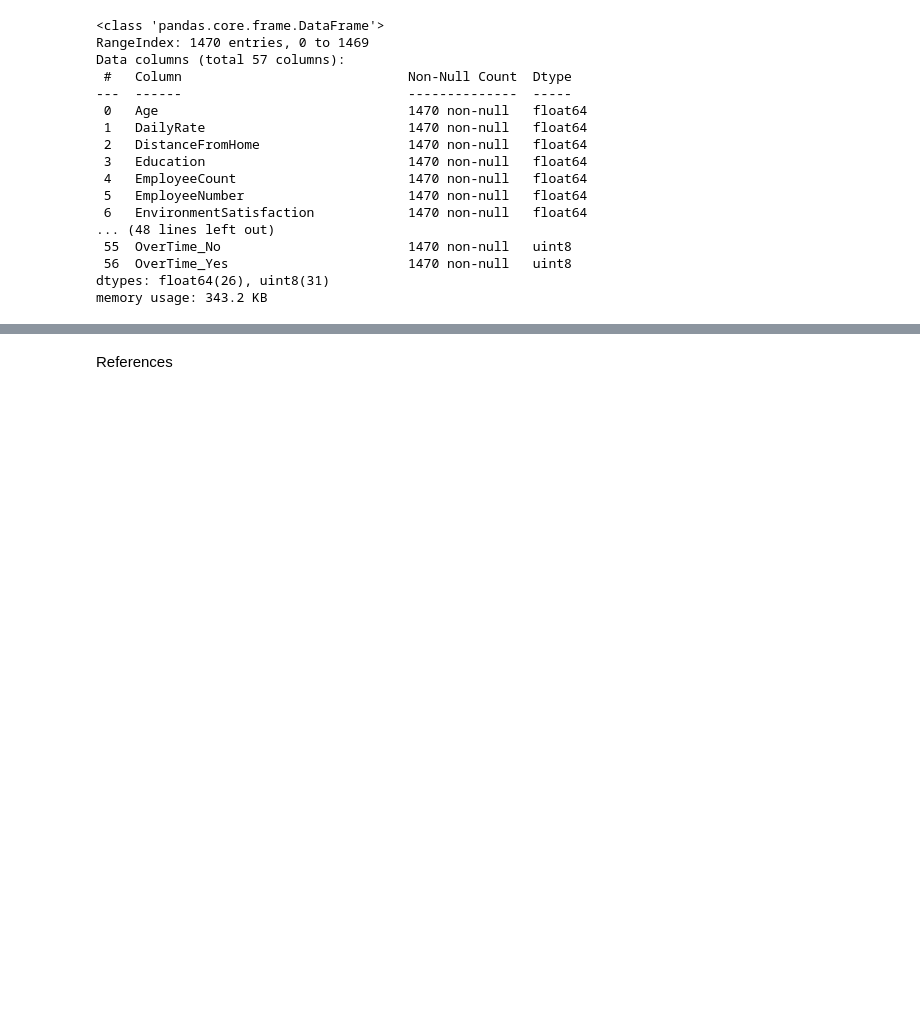
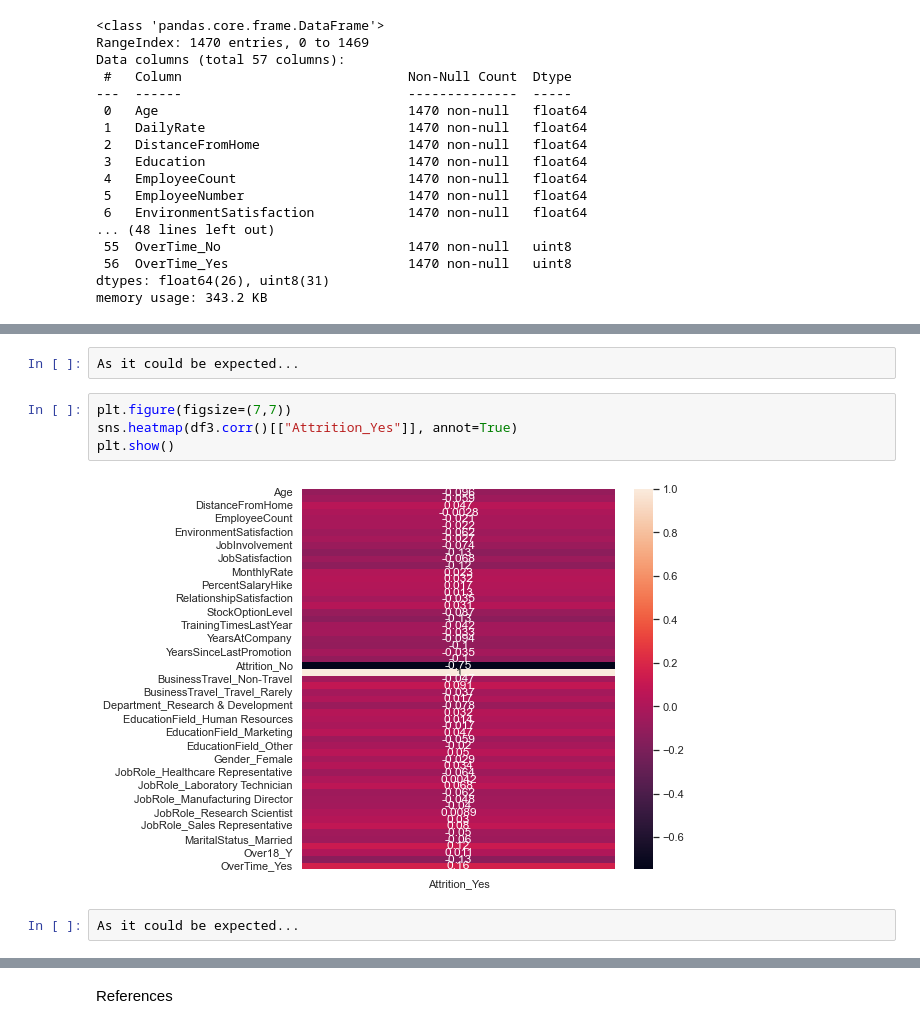
Before and after one commit to EduardoJMatosRomero/MLDPSTCA2, a Jupyter notebook: EduardoJMatosRomero_sba23298_Lvl8_CA2.ipynb, the cells around one changed output, grey strips where cells are left out. Cells and saved outputs as stored; diff of their text form; blank space fills up the shorter version.

```diff
--- a/EduardoJMatosRomero_sba23298_Lvl8_CA2.ipynb
+++ b/EduardoJMatosRomero_sba23298_Lvl8_CA2.ipynb
@@ -706,0 +736,10 @@ df3
+# %%
+As it could be expected...
+# %%
+plt.figure(figsize=(7,7))
+sns.heatmap(df3.corr()[["Attrition_Yes"]], annot=True)
+plt.show()
+# %% [output]
+[figure, added]
+# %%
+As it could be expected...
```
Also changed, not shown: parts of 98 cells of this notebook.
